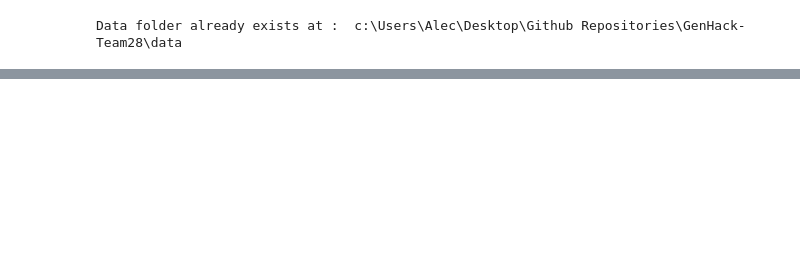
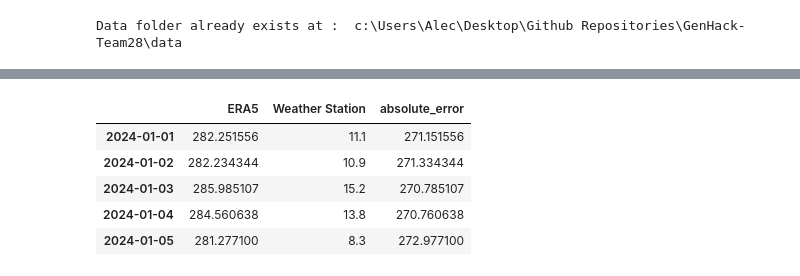
Before and after one commit to AlecNul/GenHack-Team28, a Jupyter notebook: src/week3_team28.ipynb, the cells around one changed output, grey strips where cells are left out. Drawn from its saved outputs; the diff is of its cells as text; code cells hidden in the pictures; blank space fills up the shorter version.

```diff
--- a/src/week3_team28.ipynb
+++ b/src/week3_team28.ipynb
@@ -688,0 +190,45 @@ Overall completeness: 99.9%
+# %%
+# ERA5 data
+filepaths = glob(f"{era5_data_folder}/202[0-9]_{variable}_{statistic}.nc")
+era5_temp_2024= xr.open_mfdataset(filepaths, combine="by_coords")
+
+station_geom = stations_in_city_gdf.iloc[0].geometry
+era5_point = era5_temp_2024.sel(latitude=station_geom.y, longitude=station_geom.x, method="nearest")
+
+era5_values = era5_point.to_array().squeeze().values
+era5_times =era5_temp_2024.valid_time.values
+
+# Create ERA5 temperature time-aligned series
+era5_series = pd.Series(
+    era5_values,
+    index=pd.to_datetime(era5_times)
+)
+# Convert ERA5 temperature from Kelvin to Celsius
+if era5_series.min() < 200:
+    era5_series = era5_series - 273.15
+
+
+# Weather station temperature in the year 2024
+weath_temp_2024 = tx_timeseries[tx_timeseries.index.year == 2024]
+
+
+# Merge the both time series
+comparison_df = pd.DataFrame({
+    'ERA5': era5_series,
+    'Weather Station': weath_temp_2024
+})
+
+# Adding mae
+comparison_df['absolute_error'] = (comparison_df['ERA5'] - comparison_df['Weather Station']).abs()
+
+# Delete Missing values
+comparison_df = comparison_df.dropna()
+
+comparison_df.head()
+# %% [output]
+|  | ERA5 | Weather Station | absolute_error |
+| 2024-01-01 | 282.251556 | 11.1 | 271.151556 |
+| 2024-01-02 | 282.234344 | 10.9 | 271.334344 |
+| 2024-01-03 | 285.985107 | 15.2 | 270.785107 |
+| 2024-01-04 | 284.560638 | 13.8 | 270.760638 |
+| 2024-01-05 | 281.277100 | 8.3 | 272.977100 |
```
Also changed, not shown: parts of 102 cells of this notebook, 2 other files.
